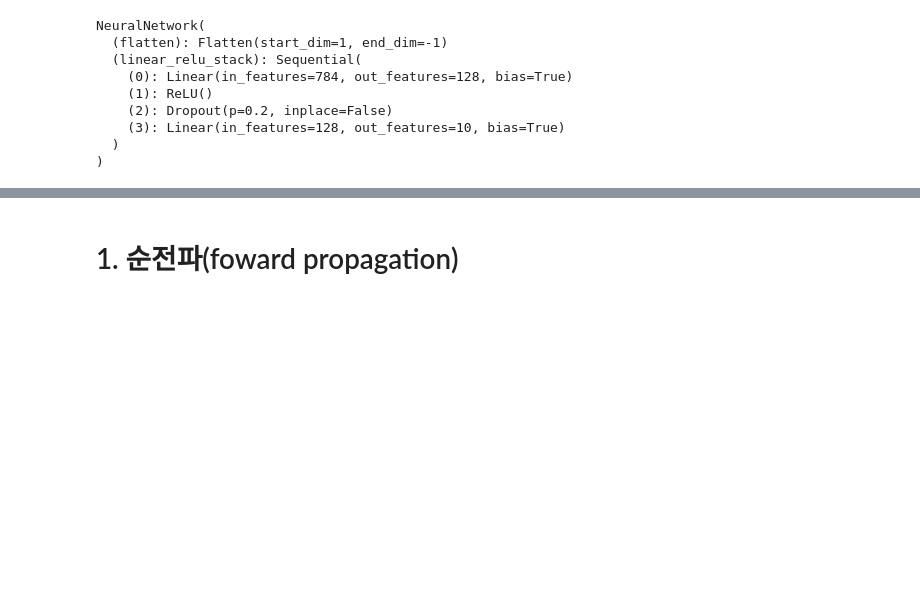
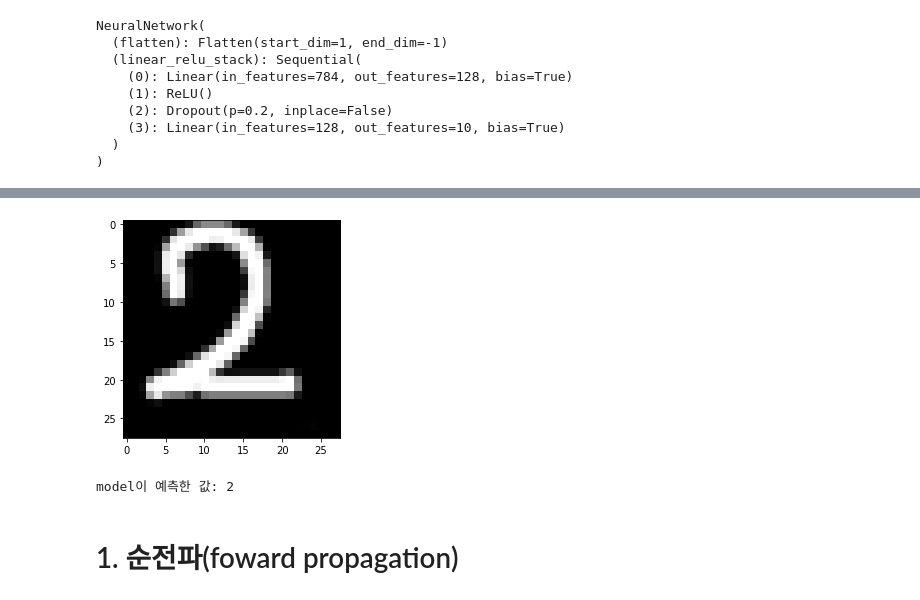
Before and after one commit to jeungsengho/python8month, a Jupyter notebook: 15_파이토치로_모델_구현하기.ipynb, the cells around one changed output, grey strips where cells are left out. Saved outputs shown, nothing was run; the diff lists cells and outputs as text; code cells hidden in the pictures; blank space fills up the shorter version.

```diff
--- a/15_파이토치로_모델_구현하기.ipynb
+++ b/15_파이토치로_모델_구현하기.ipynb
@@ -188,3 +201,30 @@ Test Error:
+# %%
+cur_dir = os.getcwd()
+img_path = os.path.join(cur_dir, '2.png')
+
+cur_img = Image.open(img_path)
+cur_img = cur_img.resize((28, 28))
+image = np.asarray(cur_img)
+
+try:
+  image = np.mean(image, axis=2)  # axis=2 -> 컬러값
+except:
+  pass
+
+image = np.abs(255-image)
+image = image.astype(np.float32) / 255. # 0 ~ 1 사이의 소수 -> 정규화(이미지의 숫자의 척도를 맞춰주기 위해서)
+plt.imshow(image, cmap='gray')
+plt.show()
+# %% [output]
+[figure, added]
+# %%
+image = torch.as_tensor(image).to(device).reshape(1, 1, 28, 28)
+model.eval() # 모든 레이어가 evaluation mode로 변경: 학습할 때만 필요한 Dropout, Batchnorm 등의 기능을 비활성화
+             # 실행 단계에서 퍼포먼스를 조금 더 높이기 위해 사용
+predict = model(image)
+print(f'model이 예측한 값: {predict.argmax(1).item()}')
+# %% [output]
+model이 예측한 값: 2
 # %%
 # 퍼셉트론(Perceptron)
 # 초기 형태의 인공 신경망으로 다수의 입력으로부터 하나의 결과를 내보내는 알고리즘
```
Also changed, not shown: parts of 24 cells of this notebook.
